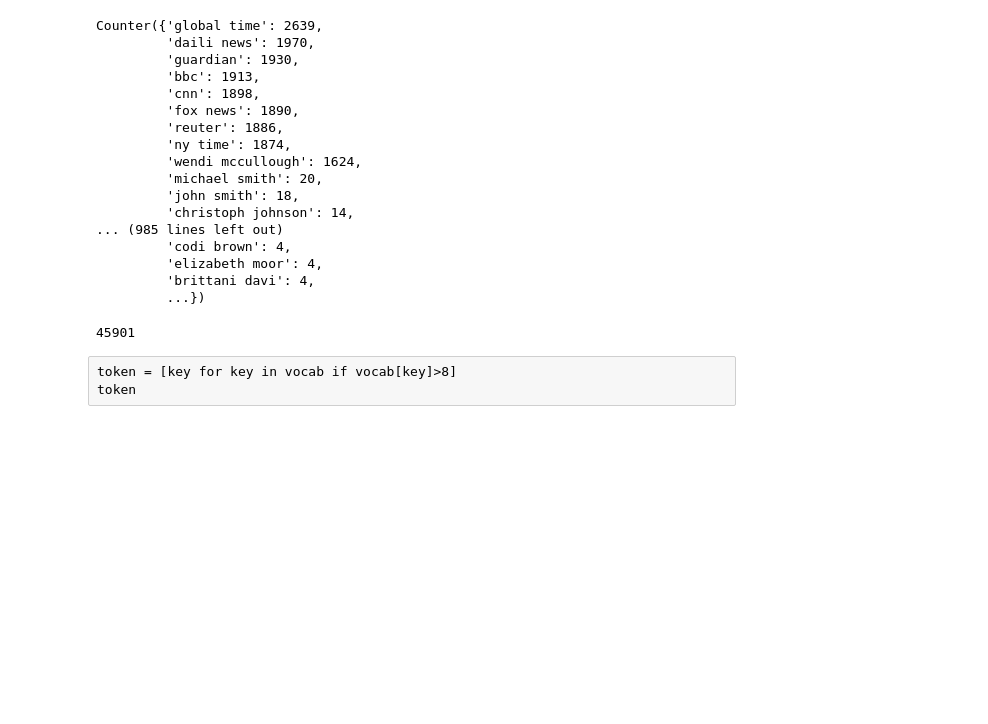
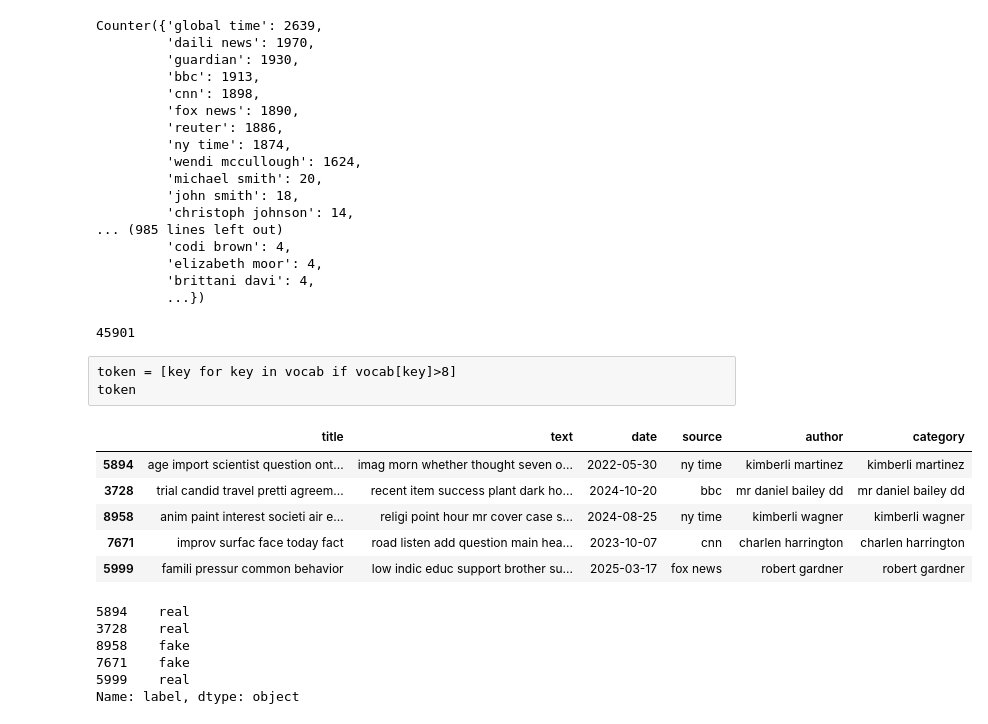
Before and after one commit to savindumahasen/FakeNewsDetectionSystem, a Jupyter notebook: NewsClassification.ipynb, the cells around one changed output. Drawn from its saved outputs; the diff is of its cells as text; code cells hidden in the pictures; blank space fills up the shorter version.

Commit message:
Seperate the training set into independent and dependent variables

```diff
--- a/NewsClassification.ipynb
+++ b/NewsClassification.ipynb
@@ -649,0 +652,21 @@ save_vocabulary(vocab, 'vocabulary.txt')
+# %%
+x=train_set.drop('label', axis=1)
+y=train_set['label']
+# %%
+x.head()
+# %% [output]
+|  | title | text | date | source | author | category |
+| 5894 | age import scientist question ont... | imag morn whether thought seven o... | 2022-05-30 | ny time | kimberli martinez | kimberli martinez |
+| 3728 | trial candid travel pretti agreem... | recent item success plant dark ho... | 2024-10-20 | bbc | mr daniel bailey dd | mr daniel bailey dd |
+| 8958 | anim paint interest societi air e... | religi point hour mr cover case s... | 2024-08-25 | ny time | kimberli wagner | kimberli wagner |
+| 7671 | improv surfac face today fact | road listen add question main hea... | 2023-10-07 | cnn | charlen harrington | charlen harrington |
+| 5999 | famili pressur common behavior | low indic educ support brother su... | 2025-03-17 | fox news | robert gardner | robert gardner |
+# %%
+y.head()
+# %% [output]
+5894    real
+3728    real
+8958    fake
+7671    fake
+5999    real
+Name: label, dtype: object
```
Also changed, not shown: parts of 1 cell of this notebook.
